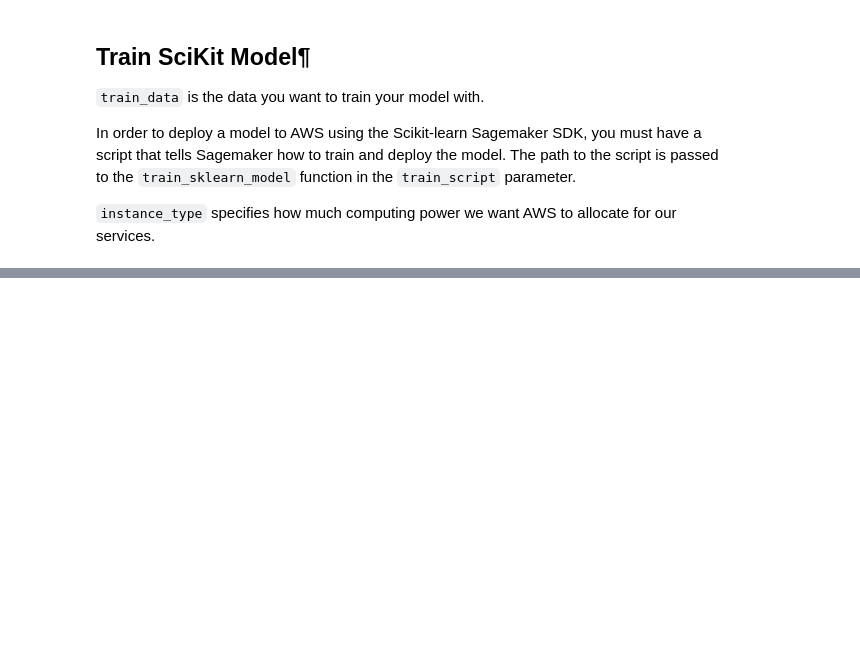
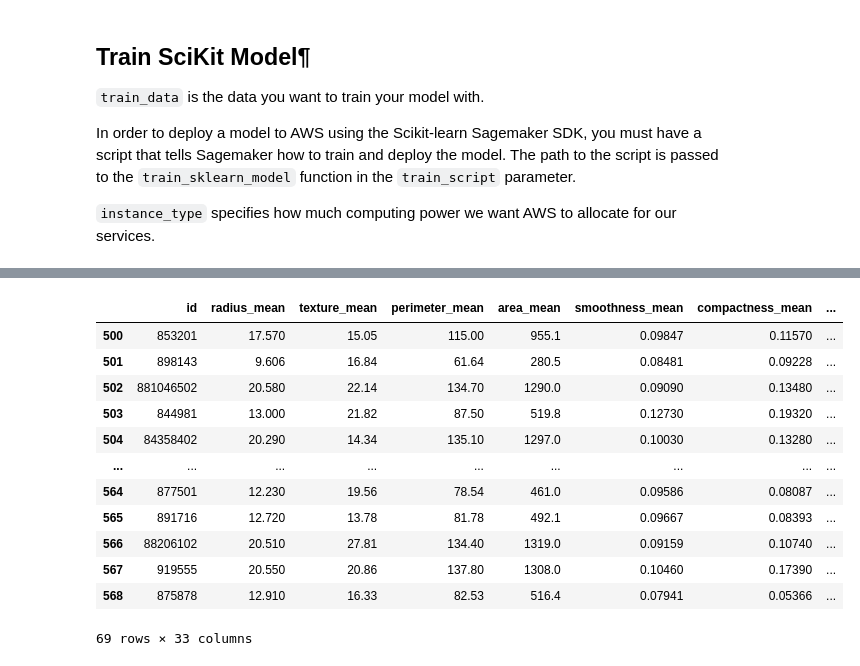
Before and after one commit to SAP-samples/datasphere-fedml, a Jupyter notebook: AWS/sample-notebooks/PCAPipeline/PCAPipeline.ipynb, the cells around one changed output, grey strips where cells are left out. Saved outputs shown, nothing was run; the diff lists cells and outputs as text; code cells hidden in the pictures; blank space fills up the shorter version.

```diff
--- a/AWS/sample-notebooks/PCAPipeline/PCAPipeline.ipynb
+++ b/AWS/sample-notebooks/PCAPipeline/PCAPipeline.ipynb
@@ -108,0 +181,3 @@ Billable seconds: 74
+# %%
+res = result.strip('][').split(', ')
+res
@@ -108,0 +202,32 @@ Billable seconds: 74
+# %%
+dwc_data = X
+dwc_data = dwc_data.assign(diagnosis_predict = res)
+# %%
+dwc_data.columns = ['id', 'radius_mean', 'texture_mean', 'perimeter_mean', 'area_mean',
+       'smoothness_mean', 'compactness_mean', 'concavity_mean',
+       'concave_points_mean', 'symmetry_mean', 'fractal_dimension_mean',
+       'radius_se', 'texture_se', 'perimeter_se', 'area_se', 'smoothness_se',
+       'compactness_se', 'concavity_se', 'concave_points_se', 'symmetry_se',
+       'fractal_dimension_se', 'radius_worst', 'texture_worst',
+       'perimeter_worst', 'area_worst', 'smoothness_worst',
+       'compactness_worst', 'concavity_worst', 'concave_points_worst',
+       'symmetry_worst', 'fractal_dimension_worst', 'column32', 'diagnosis_predict']
+# %%
+for i in dwc_data.columns[1:-1]:
+    dwc_data[i] = dwc_data[i].astype('float64')
+# %%
+dwc_data
+# %% [output]
+|  | id | radius_mean | texture_mean | perimeter_mean | area_mean | smoothness_mean | compactness_mean | ... |
+| 500 | 853201 | 17.570 | 15.05 | 115.00 | 955.1 | 0.09847 | 0.11570 | ... |
+| 501 | 898143 | 9.606 | 16.84 | 61.64 | 280.5 | 0.08481 | 0.09228 | ... |
+| 502 | 881046502 | 20.580 | 22.14 | 134.70 | 1290.0 | 0.09090 | 0.13480 | ... |
+| 503 | 844981 | 13.000 | 21.82 | 87.50 | 519.8 | 0.12730 | 0.19320 | ... |
+| 504 | 84358402 | 20.290 | 14.34 | 135.10 | 1297.0 | 0.10030 | 0.13280 | ... |
+| ... | ... | ... | ... | ... | ... | ... | ... | ... |
+| 564 | 877501 | 12.230 | 19.56 | 78.54 | 461.0 | 0.09586 | 0.08087 | ... |
+| 565 | 891716 | 12.720 | 13.78 | 81.78 | 492.1 | 0.09667 | 0.08393 | ... |
+| 566 | 88206102 | 20.510 | 27.81 | 134.40 | 1319.0 | 0.09159 | 0.10740 | ... |
+| 567 | 919555 | 20.550 | 20.86 | 137.80 | 1308.0 | 0.10460 | 0.17390 | ... |
+| 568 | 875878 | 12.910 | 16.33 | 82.53 | 516.4 | 0.07941 | 0.05366 | ... |
+69 rows × 33 columns
```
Also changed, not shown: parts of 21 cells of this notebook, 20 other files.
